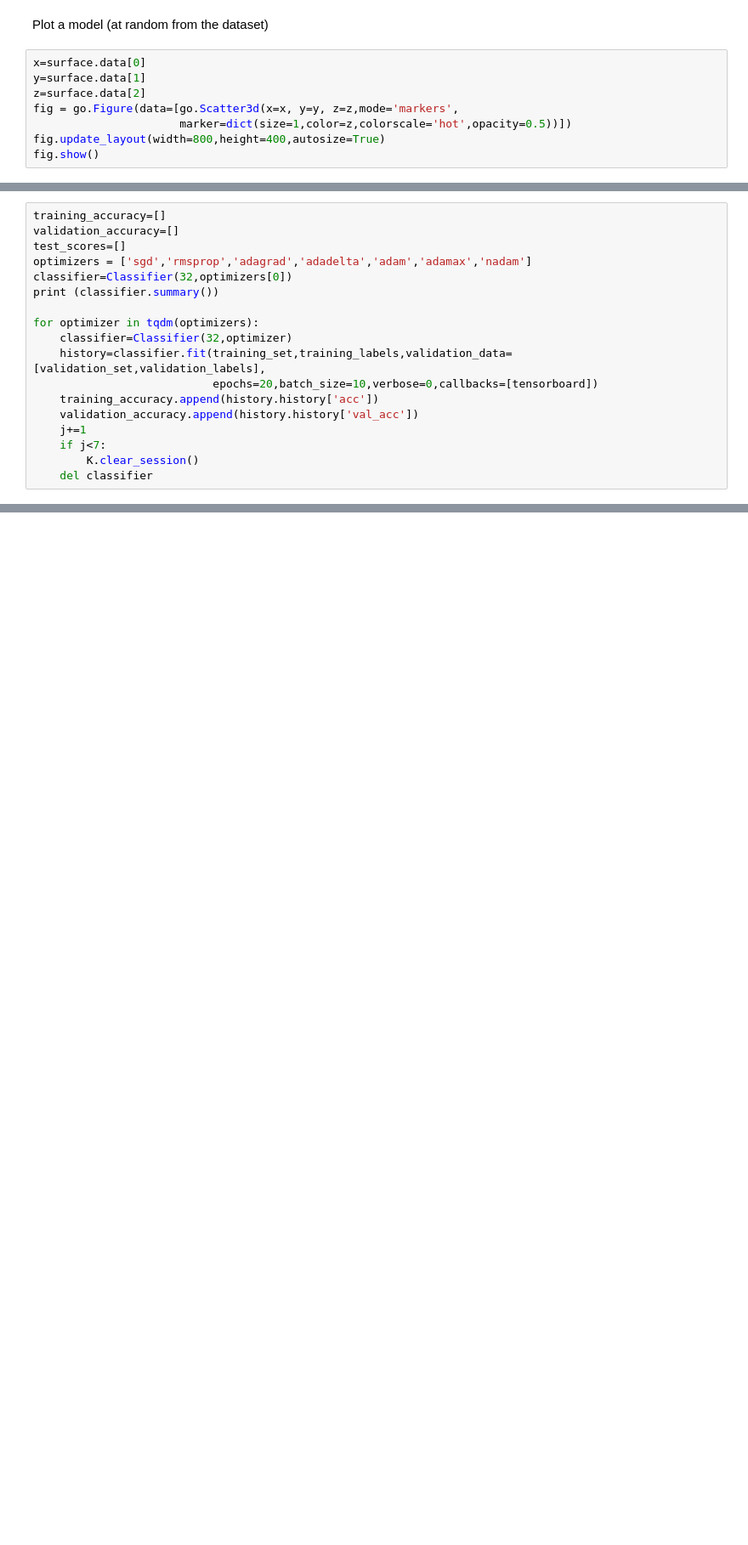
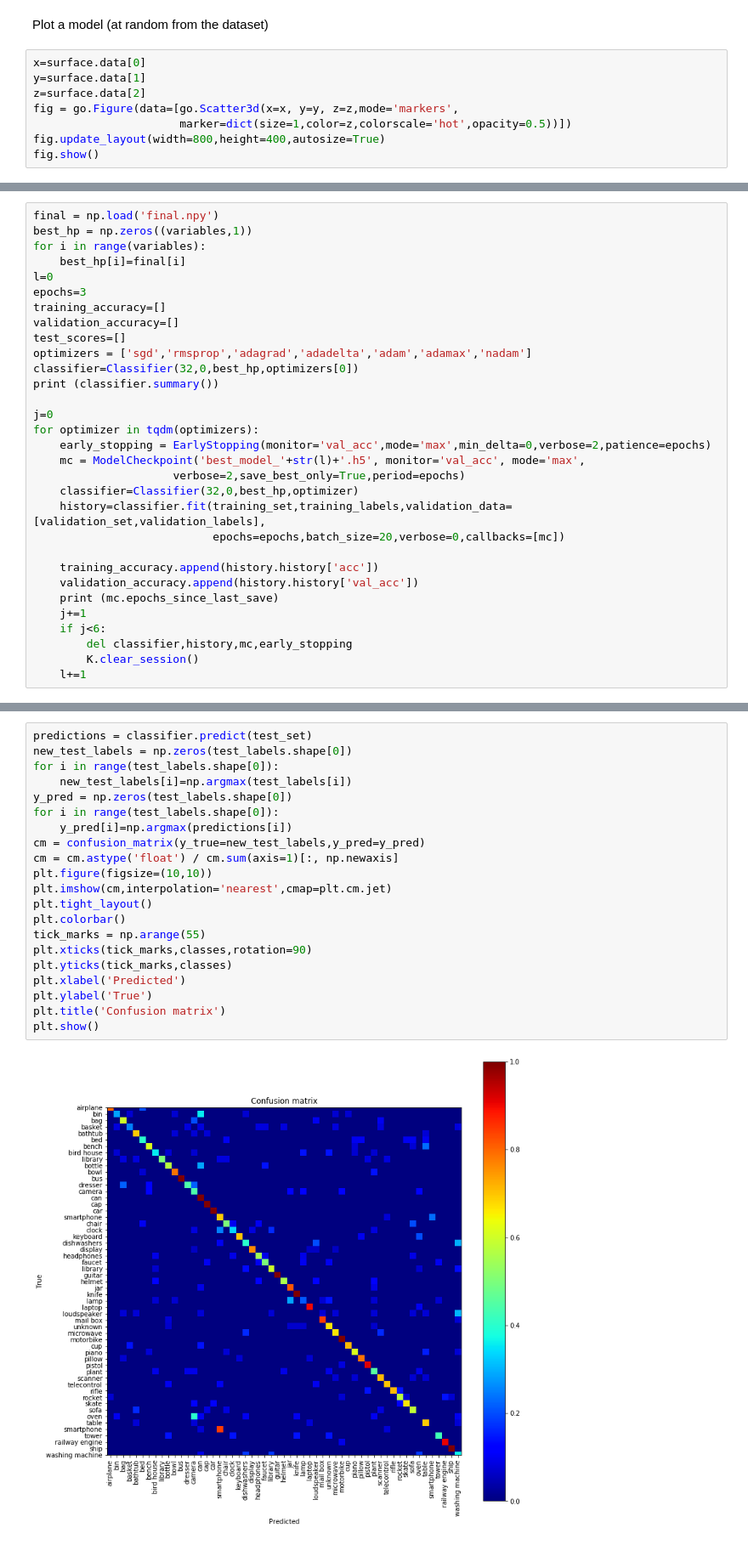
Before and after one commit to Fede5991/3D-AugmentedReality_Project, a Jupyter notebook: 3D-Project.ipynb, the cells around one changed output, grey strips where cells are left out. Shown: that part at 85% size. Cells and saved outputs as stored; diff of their text form; blank space fills up the shorter version.

```diff
--- a/3D-Project.ipynb
+++ b/3D-Project.ipynb
@@ -152,20 +190,33 @@ fig.update_layout(height=600, width=800)
 
 fig.show()
 # %%
+final = np.load('final.npy')
+best_hp = np.zeros((variables,1))
+for i in range(variables):
+    best_hp[i]=final[i]
+l=0
+epochs=3
 training_accuracy=[]
 validation_accuracy=[]
 test_scores=[]
 optimizers = ['sgd','rmsprop','adagrad','adadelta','adam','adamax','nadam']
-classifier=Classifier(32,optimizers[0])
+classifier=Classifier(32,0,best_hp,optimizers[0])
 print (classifier.summary())
 
+j=0
 for optimizer in tqdm(optimizers):
-    classifier=Classifier(32,optimizer)
+    early_stopping = EarlyStopping(monitor='val_acc',mode='max',min_delta=0,verbose=2,patience=epochs)
+    mc = ModelCheckpoint('best_model_'+str(l)+'.h5', monitor='val_acc', mode='max',
+                     verbose=2,save_best_only=True,period=epochs)
+    classifier=Classifier(32,0,best_hp,optimizer)
     history=classifier.fit(training_set,training_labels,validation_data=[validation_set,validation_labels],
-                           epochs=20,batch_size=10,verbose=0,callbacks=[tensorboard])
+                           epochs=epochs,batch_size=20,verbose=0,callbacks=[mc])
+
     training_accuracy.append(history.history['acc'])
     validation_accuracy.append(history.history['val_acc'])
+    print (mc.epochs_since_last_save)
     j+=1
-    if j<7:
+    if j<6:
+        del classifier,history,mc,early_stopping
         K.clear_session()
-    del classifier
+    l+=1
@@ -189,0 +280,23 @@ plt.show()
+# %%
+predictions = classifier.predict(test_set)
+new_test_labels = np.zeros(test_labels.shape[0])
+for i in range(test_labels.shape[0]):
+    new_test_labels[i]=np.argmax(test_labels[i])
+y_pred = np.zeros(test_labels.shape[0])
+for i in range(test_labels.shape[0]):
+    y_pred[i]=np.argmax(predictions[i])
+cm = confusion_matrix(y_true=new_test_labels,y_pred=y_pred)
+cm = cm.astype('float') / cm.sum(axis=1)[:, np.newaxis]
+plt.figure(figsize=(10,10))
+plt.imshow(cm,interpolation='nearest',cmap=plt.cm.jet)
+plt.tight_layout()
+plt.colorbar()
+tick_marks = np.arange(55)
+plt.xticks(tick_marks,classes,rotation=90)
+plt.yticks(tick_marks,classes)
+plt.xlabel('Predicted')
+plt.ylabel('True')
+plt.title('Confusion matrix')
+plt.show()
+# %% [output]
+[figure, added]
```
Also changed, not shown: parts of 20 cells of this notebook.
